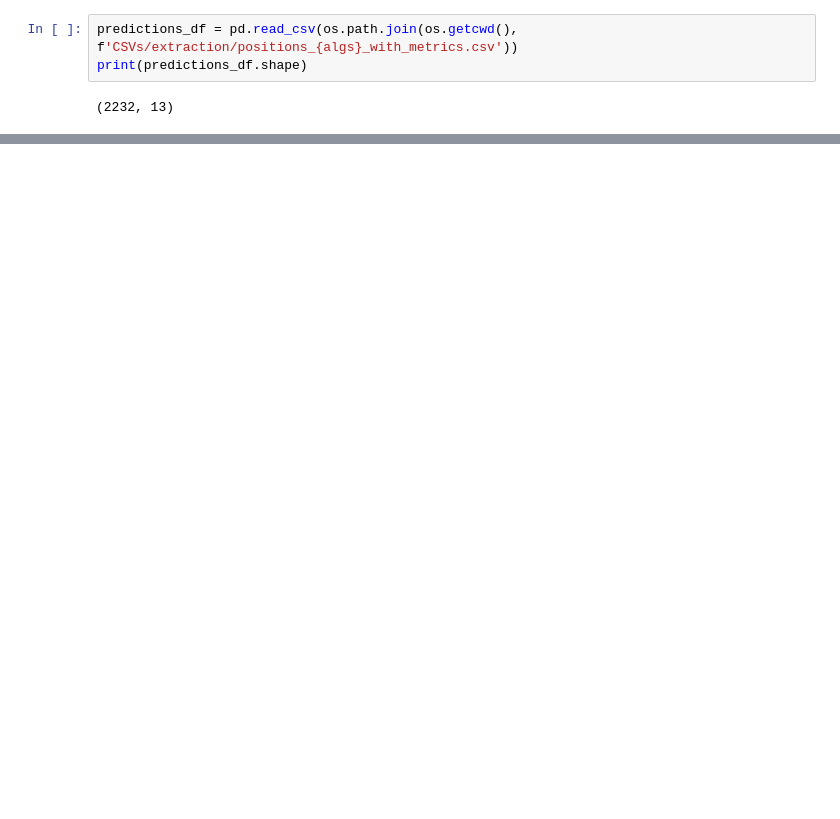
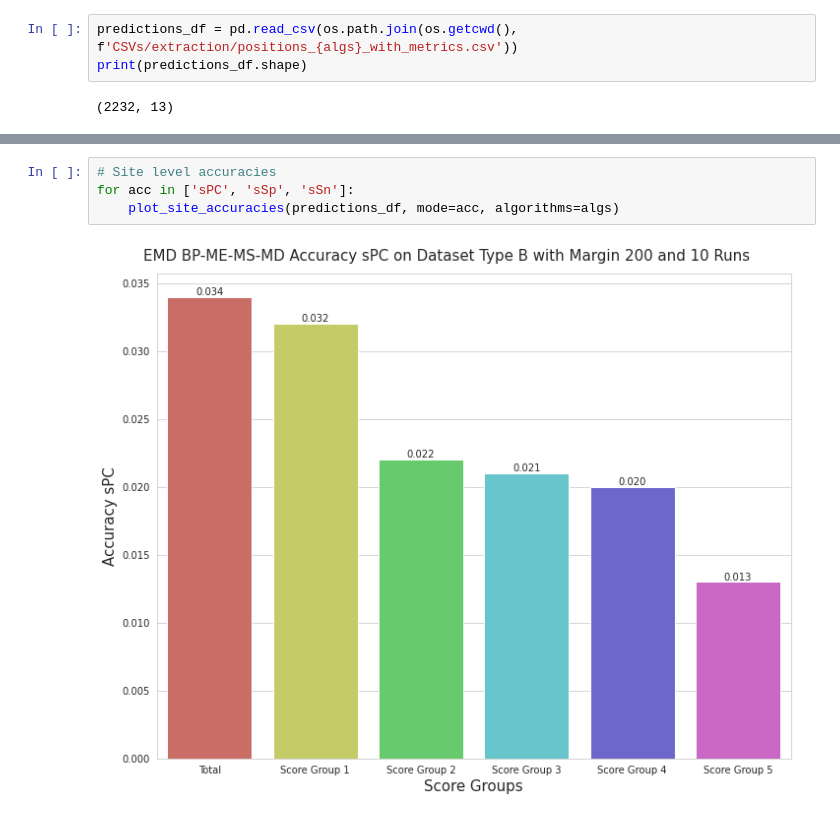
Before and after one commit to SpyrosAlvanakis/Molecular_Algorithms_project, a Jupyter notebook: Run_EMD_Pipeline.ipynb, the cells around one changed output, grey strips where cells are left out. Cells and saved outputs as stored; diff of their text form; blank space fills up the shorter version.

```diff
--- a/Run_EMD_Pipeline.ipynb
+++ b/Run_EMD_Pipeline.ipynb
@@ -378,0 +363,6 @@ plot_site_accuracies(predictions_df, 'sSn')
+# %%
+# Site level accuracies
+for acc in ['sPC', 'sSp', 'sSn']:
+    plot_site_accuracies(predictions_df, mode=acc, algorithms=algs)
+# %% [output]
+[figure, added]
```
Also changed, not shown: parts of 15 cells of this notebook, 3 other files.
